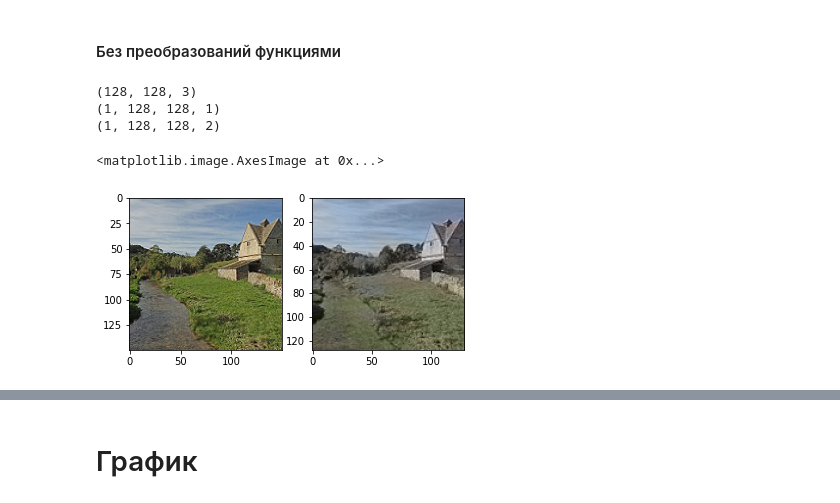
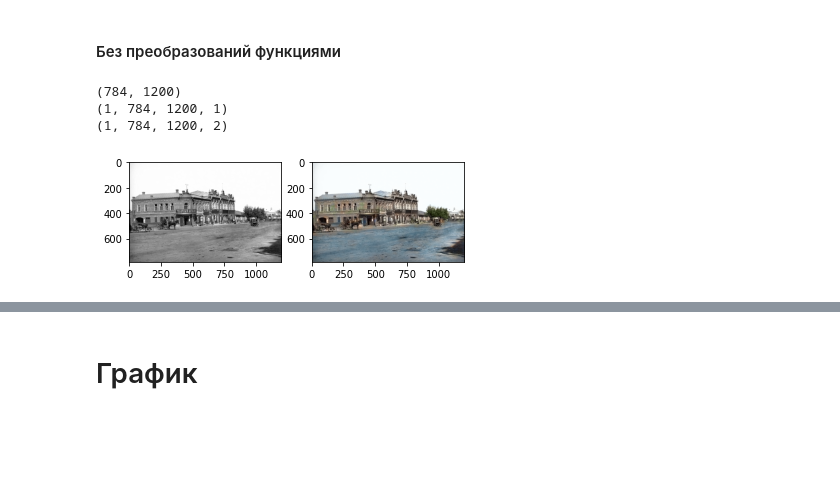
Before and after one commit to flowergum/Colorization, a Jupyter notebook: Color_small.ipynb, the cells around one changed output, grey strips where cells are left out. Saved outputs shown, nothing was run; the diff lists cells and outputs as text; code cells hidden in the pictures; blank space fills up the shorter version.

```diff
--- a/Color_small.ipynb
+++ b/Color_small.ipynb
@@ -310,45 +310,58 @@ plt.imshow(predict)
 # %% [markdown]
 #### Без преобразований функциями
 # %%
-i = 20074
-img = Image.open('/content/drive/MyDrive/Colorization/test/' + str(i) + '.jpg')
-image = img.resize((128, 128))
+i = 'LG3'
+img = Image.open('/content/drive/MyDrive/Colorization/Done/' + str(i) + '.jpg')
+image = img.resize((1200, 784))
 imag = np.array(image)
-
-#imag = np.array(img)
 size = imag.shape
 print(size)
 
-lab = rgb2lab(1.0/255*imag)
-A, Y = lab[:,:,0], lab[:,:,1:]
+if len(size) == 3:
+    lab = rgb2lab(1.0/255*imag)
+    A, Y = lab[:,:,0], lab[:,:,1:]
+    X = np.reshape((A), (1, size[0], size[1], 1))
+    print(X.shape)
 
-X = np.reshape((A), (1, size[0], size[1], 1))
-print(X.shape)
-output = model.predict(X)
-print(output.shape)
+    output = model.predict(X)
+    print(output.shape)
+    output[:,:,:,0] = output[:,:,:,0] * std_a + mean_a
+    output[:,:,:,1] = output[:,:,:,1] * std_b + mean_b
+
+    min_vals, max_vals = -128, 127
+    ab = np.clip(output[0], min_vals, max_vals)
+    cur = np.zeros((size[0], size[1], 3))
+    cur[:,:,0] = np.clip(X[0][:,:,0], 0, 100)
+    cur[:,:,1:] = ab
+    rgb = lab2rgb(cur)
+    plt.subplot(1, 2, 1)
+    plt.imshow(img)
+    plt.subplot(1, 2, 2)
+    plt.imshow(rgb)
 
 
-output[:,:,:,0] = output[:,:,:,0] * std_a + mean_a
-output[:,:,:,1] = output[:,:,:,1] * std_b + mean_b
+elif len(size) == 2:
+    X = np.reshape((imag), (1, size[0], size[1], 1))
+    X = X * 100.0 / 255.0
+    print(X.shape)
 
-#output *= (128)
-min_vals, max_vals = -128, 127
-ab = np.clip(output[0], min_vals, max_vals)
+    output = model.predict(X)
+    print(output.shape)
+    output[:,:,:,0] = output[:,:,:,0] * std_a + mean_a
+    output[:,:,:,1] = output[:,:,:,1] * std_b + mean_b
 
-cur = np.zeros((size[0], size[1], 3))
-cur[:,:,0] = np.clip(X[0][:,:,0], 0, 100)
-cur[:,:,1:] = ab
-rgb = lab2rgb(cur)
-#rgb[:,:,0] =
-#rgb[:,:,0] =
-#rgb[:,:,0] =
-plt.subplot(1, 2, 1)
-plt.imshow(img)
-plt.subplot(1, 2, 2)
-plt.imshow(rgb)
+    min_vals, max_vals = -128, 127
+    ab = np.clip(output[0], min_vals, max_vals)
+    cur = np.zeros((size[0], size[1], 3))
+    cur[:,:,0] = np.clip(X[0][:,:,0], 0, 100)
+    cur[:,:,1:] = ab
+    rgb = lab2rgb(cur)
+    plt.subplot(1, 2, 1)
+    plt.imshow(imag, cmap='gray')
+    plt.subplot(1, 2, 2)
+    plt.imshow(rgb)
 # %% [output]
-(128, 128, 3)
-(1, 128, 128, 1)
-(1, 128, 128, 2)
+(784, 1200)
+(1, 784, 1200, 1)
+(1, 784, 1200, 2)
-<matplotlib.image.AxesImage at 0x...>
-[figure, old version]
+[figure, new version]
```
Also changed, not shown: parts of 2 cells of this notebook.
